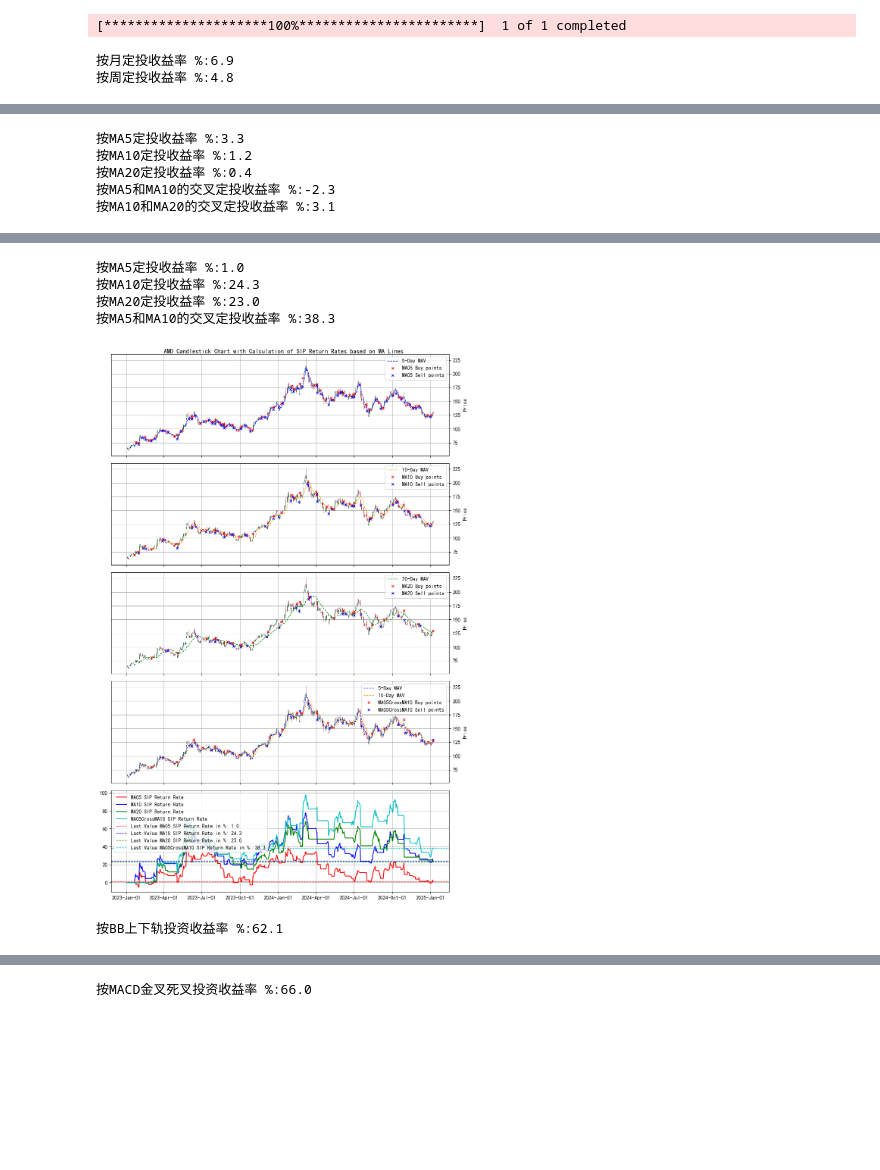
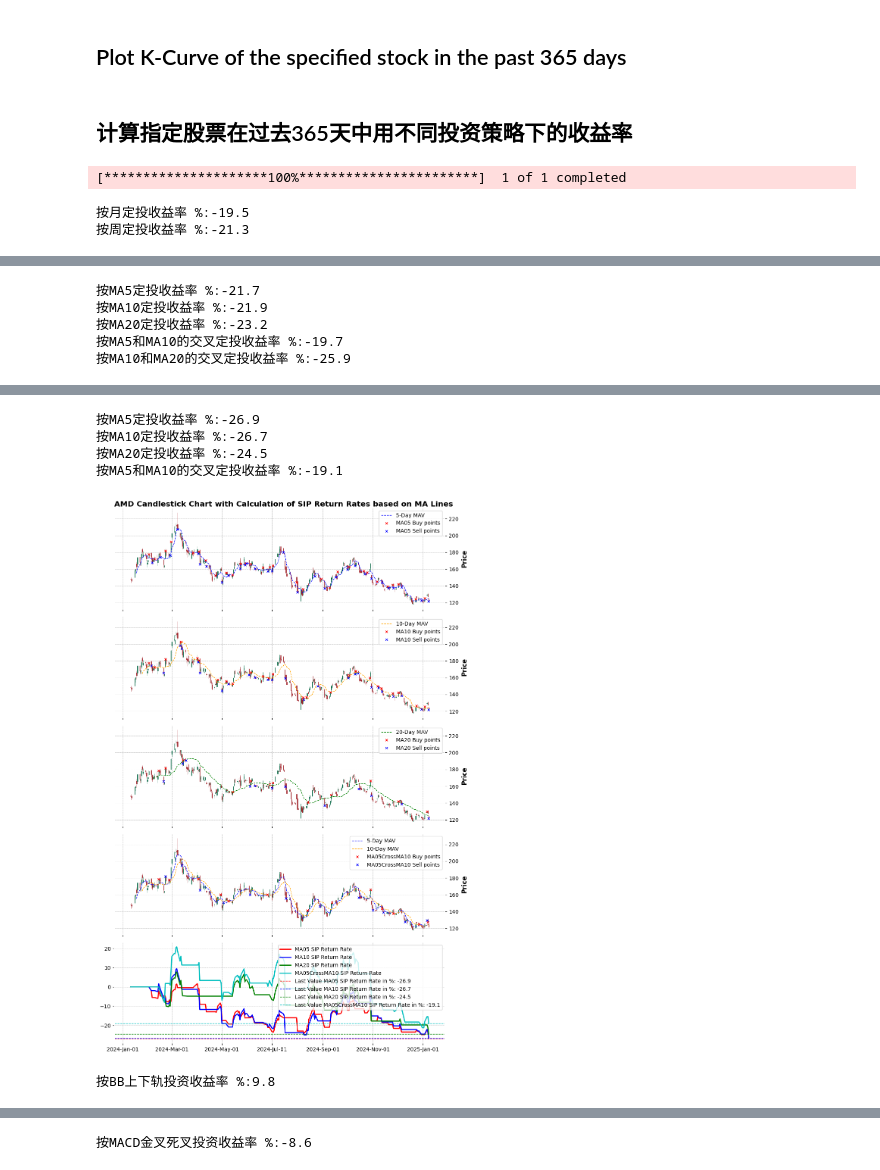
Before and after one commit to cyp9313/My_Stock_Analysis_Tools, a Jupyter notebook: Stock_Analyzer.ipynb, the cells around one changed output, grey strips where cells are left out. Cells and saved outputs as stored; diff of their text form; code cells hidden in the pictures; blank space fills up the shorter version.

```diff
--- a/Stock_Analyzer.ipynb
+++ b/Stock_Analyzer.ipynb
@@ -56,0 +153,2 @@ plt.show()
+# %% [markdown]
+## Plot K-Curve of the specified stock in the past 365 days
@@ -57,8 +183,11 @@ plt.show()
+# %% [markdown]
+## 计算指定股票在过去365天中用不同投资策略下的收益率
 # %%
 %matplotlib inline
 end_date = datetime.date.today() + pd.offsets.BusinessDay(1)
-SIPReturnCalcn('AMD','2023-01-01',end_date)
+start_date = end_date - datetime.timedelta(days=365)
+SIPReturnCalcn('AMD',start_date,end_date)
 # %% [output]
 [*********************100%***********************]  1 of 1 completed
-按月定投收益率 %:6.9
-按周定投收益率 %:4.8
+按月定投收益率 %:-19.5
+按周定投收益率 %:-21.3
@@ -66,5 +195,5 @@ SIPReturnCalcn('AMD','2023-01-01',end_date)
-按MA5定投收益率 %:3.3
-按MA10定投收益率 %:1.2
-按MA20定投收益率 %:0.4
-按MA5和MA10的交叉定投收益率 %:-2.3
-按MA10和MA20的交叉定投收益率 %:3.1
+按MA5定投收益率 %:-21.7
+按MA10定投收益率 %:-21.9
+按MA20定投收益率 %:-23.2
+按MA5和MA10的交叉定投收益率 %:-19.7
+按MA10和MA20的交叉定投收益率 %:-25.9
@@ -72,6 +201,6 @@ SIPReturnCalcn('AMD','2023-01-01',end_date)
-按MA5定投收益率 %:1.0
-按MA10定投收益率 %:24.3
-按MA20定投收益率 %:23.0
-按MA5和MA10的交叉定投收益率 %:38.3
+按MA5定投收益率 %:-26.9
+按MA10定投收益率 %:-26.7
+按MA20定投收益率 %:-24.5
+按MA5和MA10的交叉定投收益率 %:-19.1
-[figure, old version]
+[figure, new version]
-按BB上下轨投资收益率 %:62.1
+按BB上下轨投资收益率 %:9.8
@@ -79 +208 @@ SIPReturnCalcn('AMD','2023-01-01',end_date)
-按MACD金叉死叉投资收益率 %:66.0
+按MACD金叉死叉投资收益率 %:-8.6
```
Also changed, not shown: parts of 12 cells of this notebook.
